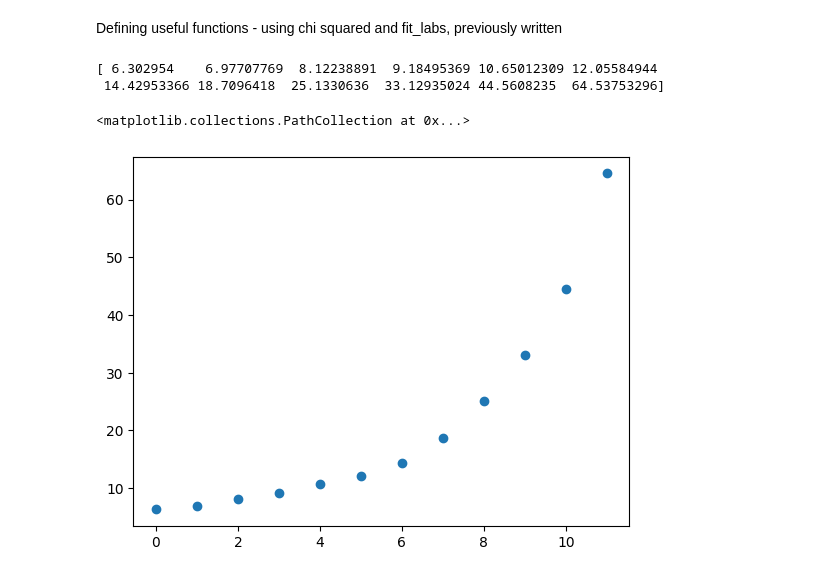
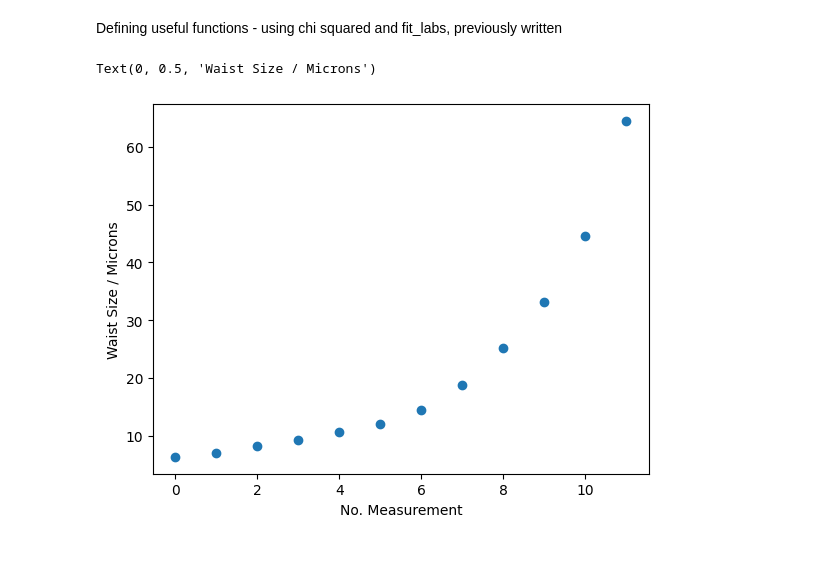
Before and after one commit to akay8/Level4Project, a Jupyter notebook: test_file.ipynb, the cells around one changed output. Drawn from its saved outputs; the diff is of its cells as text; code cells hidden in the pictures.

```diff
--- a/test_file.ipynb
+++ b/test_file.ipynb
@@ -114,9 +121,5 @@ for i in range(12):
 # %% [markdown]
 ## Fit Data
-# %%
-# Redefining x and y
-x = all_distances[0]
-y = all_amps[0]
 # %% [markdown]
 Defining useful functions - using chi squared and fit_labs, previously written
 # %%
@@ -163,20 +166,20 @@ def Gauss(x, W): ### Defien Gaussian with FOUR parameters
     y = np.exp((-2*(x**2) / W**2))
     return y
 # %%
+# Create some empty arrays to store values of interest
 waists = np.zeros(len(all_distances))
-y_fits = []
+y_fits = [] # NB: this has to be a list due to different sized arrays sitting in it
 waist_errors = np.zeros(len(all_distances))
 
-
+# Running fitting algorithm for 12x data sets
 for i in range(len(all_distances)):
     singlefit, waists[i], waist_errors[i] = fit_labs(all_distances[i],all_amps[i], 0, Gauss, 10)
     y_fits.append(singlefit)
 
-print(waists)
-
+# Plot waist trend
 plt.scatter(np.arange(12),waists)
+plt.xlabel('No. Measurement')
+plt.ylabel('Waist Size / Microns')
 # %% [output]
-[ 6.302954    6.97707769  8.12238891  9.18495369 10.65012309 12.05584944
- 14.42953366 18.7096418  25.1330636  33.12935024 44.5608235  64.53753296]
+Text(0, 0.5, 'Waist Size / Microns')
-<matplotlib.collections.PathCollection at 0x...>
-[figure, old version]
+[figure, new version]
```
Also changed, not shown: parts of 5 cells of this notebook.
